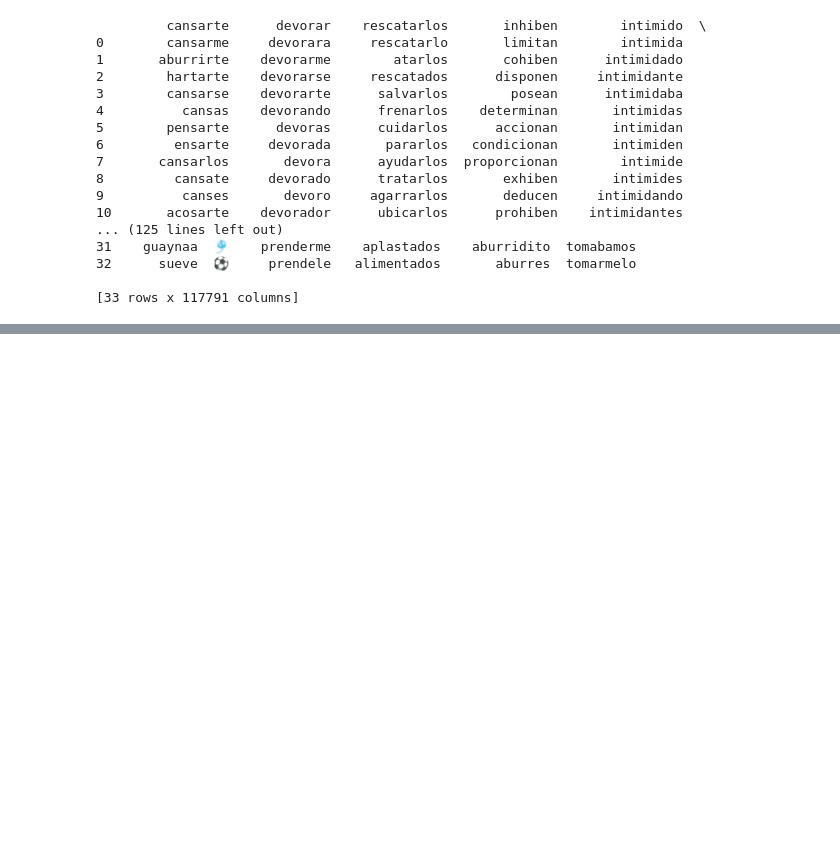
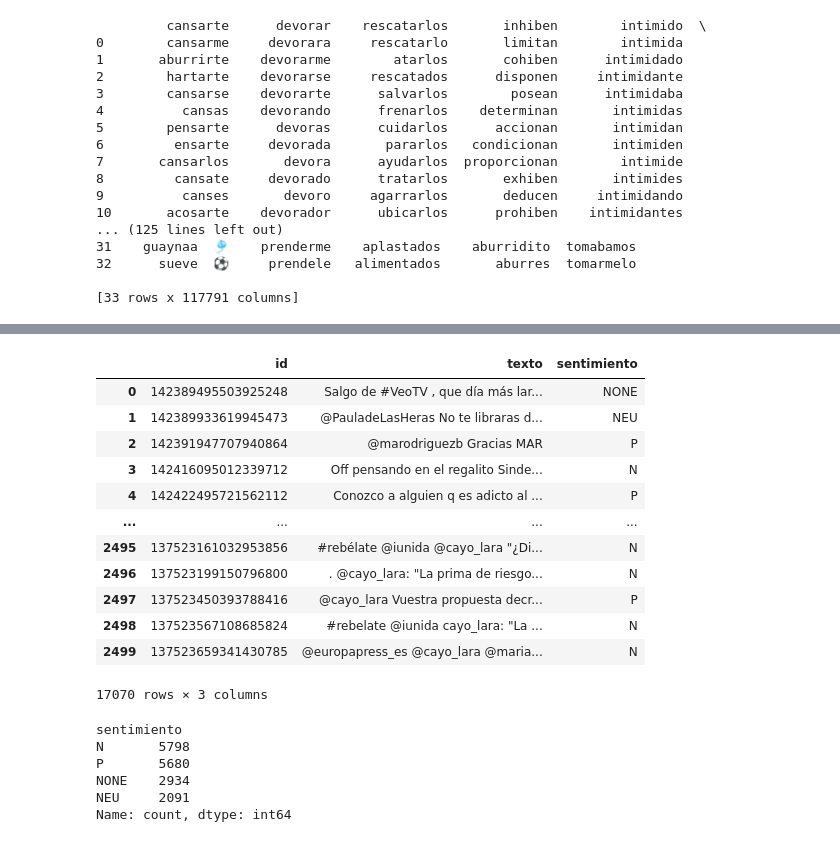
Before and after one commit to Verificado-Profesional/data-collecting, a Jupyter notebook: sentiment-analysis/data-anaylisis.ipynb, the cells around one changed output, grey strips where cells are left out. Saved outputs shown, nothing was run; the diff lists cells and outputs as text; code cells hidden in the pictures; blank space fills up the shorter version.

```diff
--- a/sentiment-analysis/data-anaylisis.ipynb
+++ b/sentiment-analysis/data-anaylisis.ipynb
@@ -586,0 +649,26 @@ total_df
+# %%
+total_df_2 = pd.concat([df_reducido, stompol_train, total_df, politics_df_reduced]) #, df_reducido, stompol_train,
+total_df_2
+# %% [output]
+|  | id | texto | sentimiento |
+| 0 | 142389495503925248 | Salgo de #VeoTV , que día más lar... | NONE |
+| 1 | 142389933619945473 | @PauladeLasHeras No te libraras d... | NEU |
+| 2 | 142391947707940864 | @marodriguezb Gracias MAR | P |
+| 3 | 142416095012339712 | Off pensando en el regalito Sinde... | N |
+| 4 | 142422495721562112 | Conozco a alguien q es adicto al ... | P |
+| ... | ... | ... | ... |
+| 2495 | 137523161032953856 | #rebélate @iunida @cayo_lara "¿Di... | N |
+| 2496 | 137523199150796800 | . @cayo_lara: "La prima de riesgo... | N |
+| 2497 | 137523450393788416 | @cayo_lara Vuestra propuesta decr... | P |
+| 2498 | 137523567108685824 | #rebelate @iunida cayo_lara: "La ... | N |
+| 2499 | 137523659341430785 | @europapress_es @cayo_lara @maria... | N |
+17070 rows × 3 columns
+# %%
+total_df_2.sentimiento.value_counts()
+# %% [output]
+sentimiento
+N       5798
+P       5680
+NONE    2934
+NEU     2091
+Name: count, dtype: int64
```
Also changed, not shown: parts of 5 cells of this notebook.
